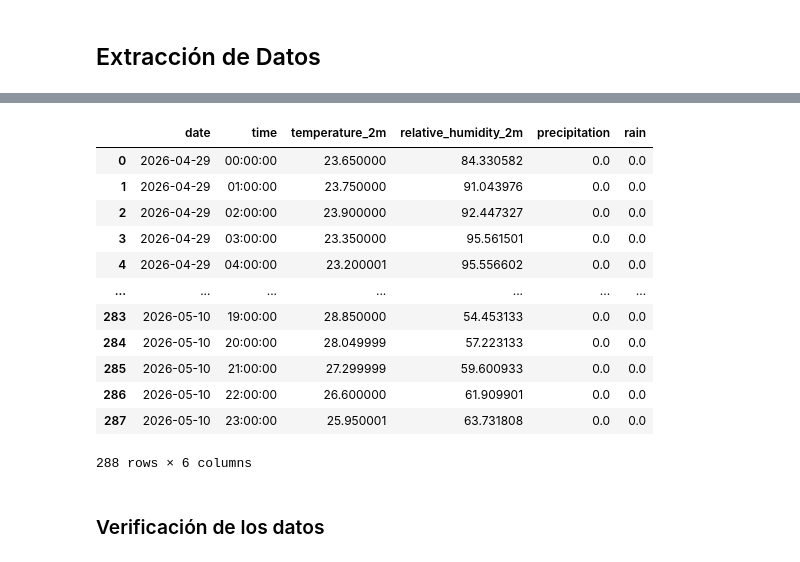
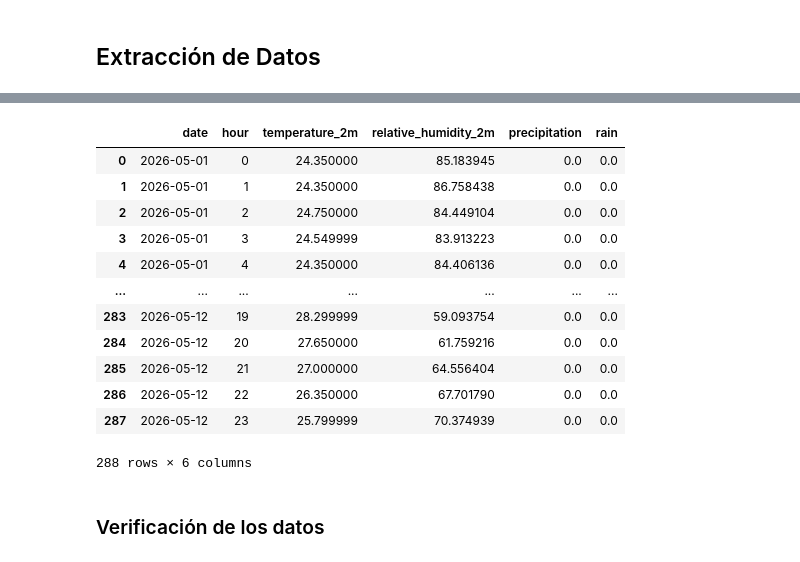
Before and after one commit to StalkerData/Ciencia_de_Datos, a Jupyter notebook: Nivel_2/dashboard_clima/notebooks/dashboard_clima_plotly.ipynb, the cells around one changed output, grey strips where cells are left out. Drawn from its saved outputs; the diff is of its cells as text; code cells hidden in the pictures.

```diff
--- a/Nivel_2/dashboard_clima/notebooks/dashboard_clima_plotly.ipynb
+++ b/Nivel_2/dashboard_clima/notebooks/dashboard_clima_plotly.ipynb
@@ -92,23 +94,24 @@ df_bogota
 288 rows × 5 columns
-# %%
-df_bogota["time"]  = df_bogota["date"].dt.time
-df_bogota["date"] = df_bogota["date"].dt.date
-df_bogota=df_bogota[["date","time","temperature_2m","relative_humidity_2m","precipitation","rain"]]
-df_bogota
-# %% [output]
-|  | date | time | temperature_2m | relative_humidity_2m | precipitation | rain |
-| 0 | 2026-04-29 | 00:00:00 | 23.650000 | 84.330582 | 0.0 | 0.0 |
-| 1 | 2026-04-29 | 01:00:00 | 23.750000 | 91.043976 | 0.0 | 0.0 |
-| 2 | 2026-04-29 | 02:00:00 | 23.900000 | 92.447327 | 0.0 | 0.0 |
-| 3 | 2026-04-29 | 03:00:00 | 23.350000 | 95.561501 | 0.0 | 0.0 |
-| 4 | 2026-04-29 | 04:00:00 | 23.200001 | 95.556602 | 0.0 | 0.0 |
-| ... | ... | ... | ... | ... | ... | ... |
-| 283 | 2026-05-10 | 19:00:00 | 28.850000 | 54.453133 | 0.0 | 0.0 |
-| 284 | 2026-05-10 | 20:00:00 | 28.049999 | 57.223133 | 0.0 | 0.0 |
-| 285 | 2026-05-10 | 21:00:00 | 27.299999 | 59.600933 | 0.0 | 0.0 |
-| 286 | 2026-05-10 | 22:00:00 | 26.600000 | 61.909901 | 0.0 | 0.0 |
-| 287 | 2026-05-10 | 23:00:00 | 25.950001 | 63.731808 | 0.0 | 0.0 |
-288 rows × 6 columns
+# %%
+# ✅ Versión limpia y directa
+df_bogota["hour"] = df_bogota["date"].dt.hour
+df_bogota["date"] = df_bogota["date"].dt.normalize().dt.tz_localize(None)
+df_bogota = df_bogota[["date", "hour", "temperature_2m", "relative_humidity_2m", "precipitation", "rain"]]
+df_bogota
+# %% [output]
+|  | date | hour | temperature_2m | relative_humidity_2m | precipitation | rain |
+| 0 | 2026-05-01 | 0 | 24.350000 | 85.183945 | 0.0 | 0.0 |
+| 1 | 2026-05-01 | 1 | 24.350000 | 86.758438 | 0.0 | 0.0 |
+| 2 | 2026-05-01 | 2 | 24.750000 | 84.449104 | 0.0 | 0.0 |
+| 3 | 2026-05-01 | 3 | 24.549999 | 83.913223 | 0.0 | 0.0 |
+| 4 | 2026-05-01 | 4 | 24.350000 | 84.406136 | 0.0 | 0.0 |
+| ... | ... | ... | ... | ... | ... | ... |
+| 283 | 2026-05-12 | 19 | 28.299999 | 59.093754 | 0.0 | 0.0 |
+| 284 | 2026-05-12 | 20 | 27.650000 | 61.759216 | 0.0 | 0.0 |
+| 285 | 2026-05-12 | 21 | 27.000000 | 64.556404 | 0.0 | 0.0 |
+| 286 | 2026-05-12 | 22 | 26.350000 | 67.701790 | 0.0 | 0.0 |
+| 287 | 2026-05-12 | 23 | 25.799999 | 70.374939 | 0.0 | 0.0 |
+288 rows × 6 columns
 # %% [markdown]
 ### Verificación de los datos
 # %%
```
Also changed, not shown: parts of 9 cells of this notebook.
